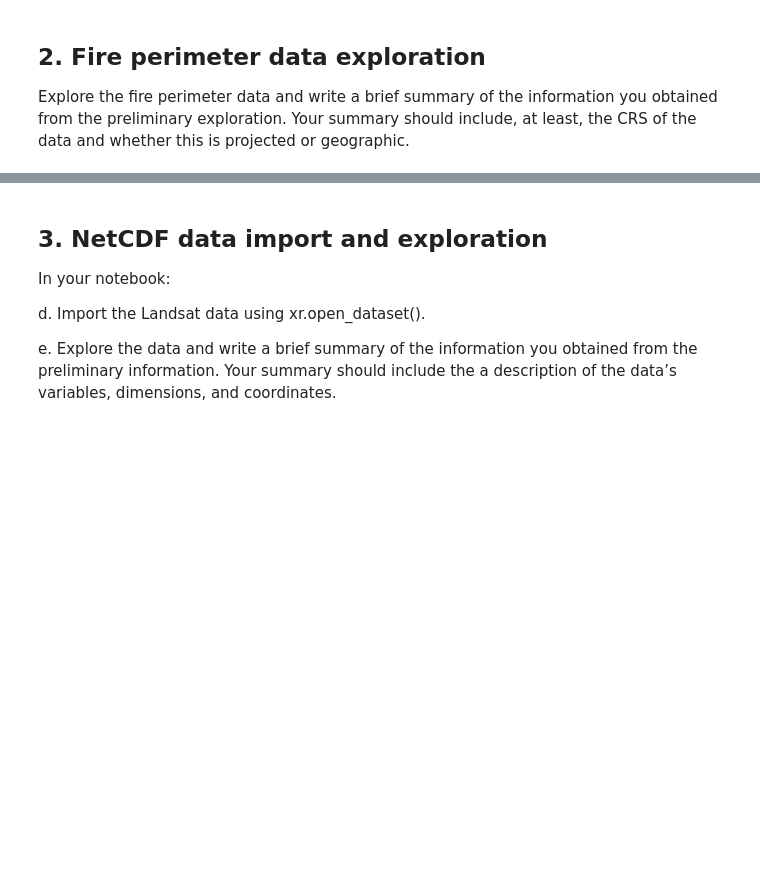
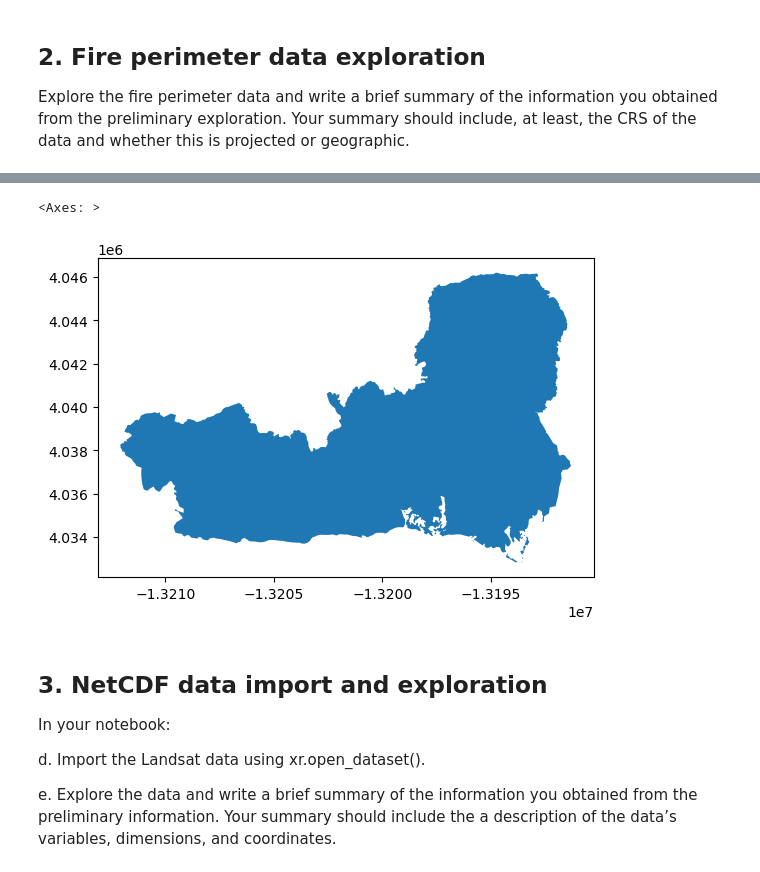
Before and after one commit to IIDonaji/eds220-hwk4, a Jupyter notebook: hwk4-task2-false-color-Medrano.ipynb, the cells around one changed output, grey strips where cells are left out. Drawn from its saved outputs; the diff is of its cells as text; code cells hidden in the pictures; blank space fills up the shorter version.

```diff
--- a/hwk4-task2-false-color-Medrano.ipynb
+++ b/hwk4-task2-false-color-Medrano.ipynb
@@ -41,3 +133,8 @@ Explore the fire perimeter data and write a brief summary of the information you
+# %%
+palisades.plot()
+# %% [output]
+<Axes: >
+[figure, added]
 # %% [markdown]
 ## 3. NetCDF data import and exploration
 In your notebook:
```
Also changed, not shown: parts of 15 cells of this notebook.
